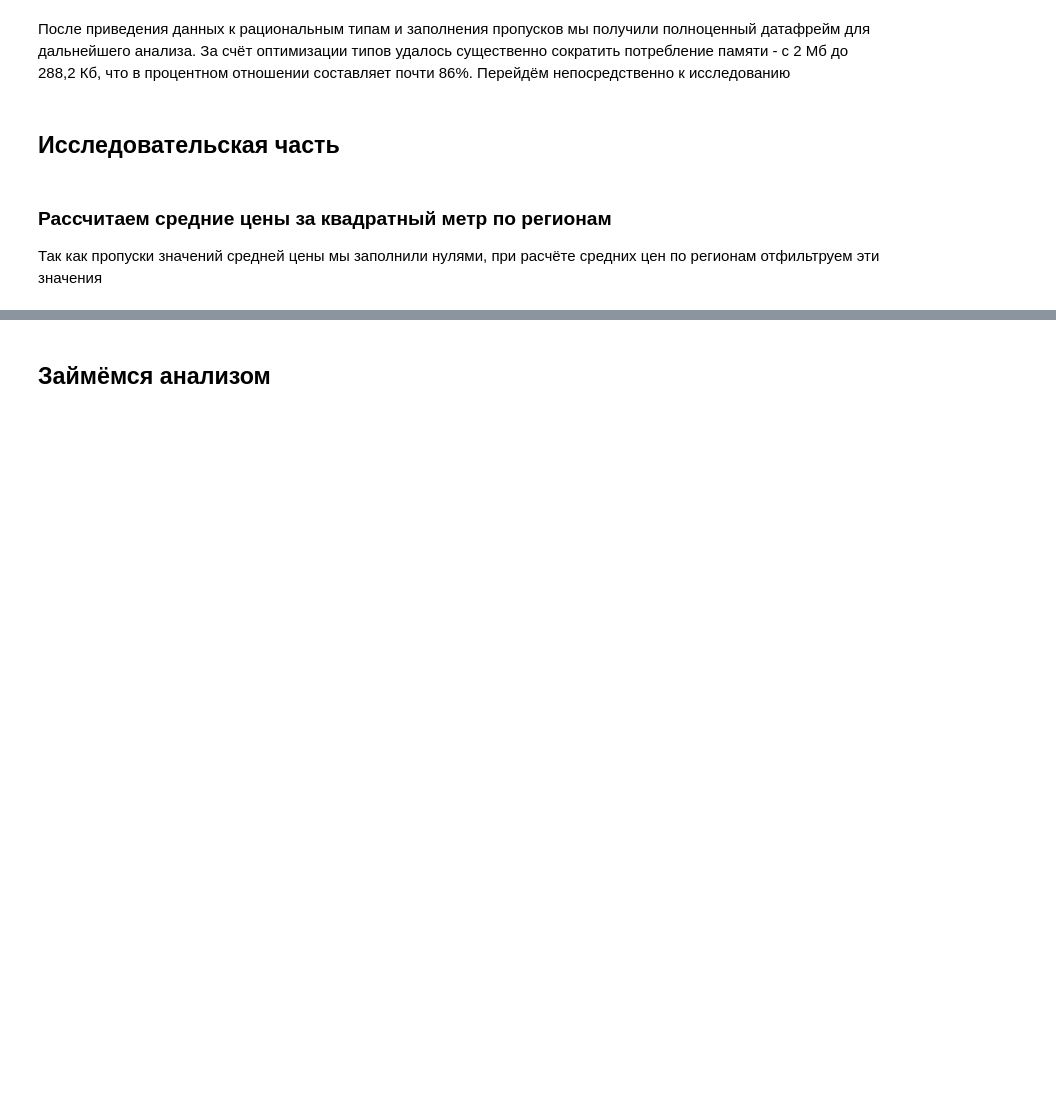
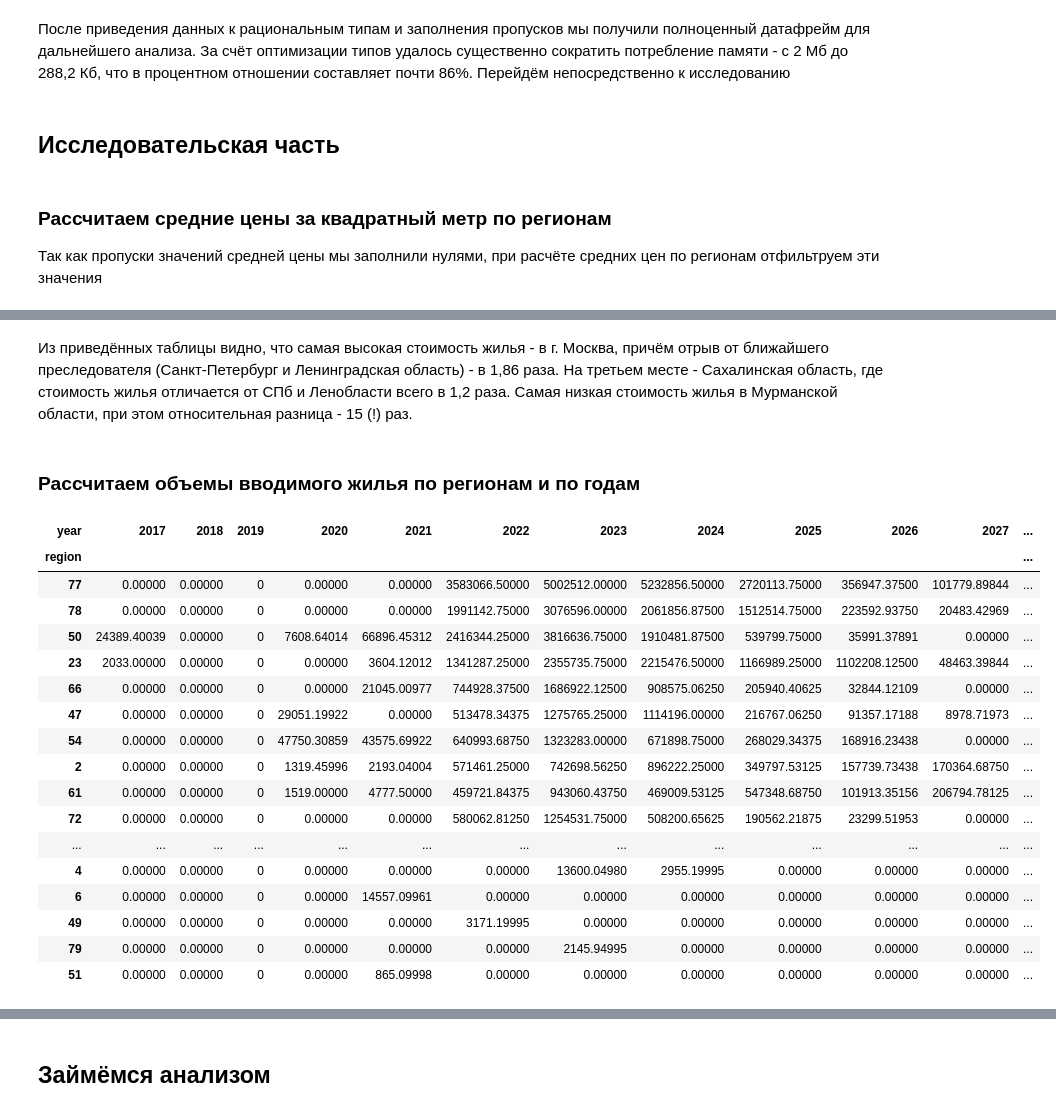
Before and after one commit to iskander-filippov/ds-school-repo, a Jupyter notebook: homework_02/homework_02.ipynb, the cells around one changed output, grey strips where cells are left out. Drawn from its saved outputs; the diff is of its cells as text; code cells hidden in the pictures; blank space fills up the shorter version.

```diff
--- a/homework_02/homework_02.ipynb
+++ b/homework_02/homework_02.ipynb
@@ -18,6 +18,7 @@ from IPython.display import display
 # %%
 pd.set_option('display.max_columns', 500)
 pd.set_option('display.max_rows', 500)
+pd.set_option('display.float_format', lambda x: '%.5f' % x)
 # %% [markdown]
 ## Получение данных
 # %%
@@ -278,0 +296,4 @@ display(avg_price_per_reg)
+# %% [markdown]
+Из приведённых таблицы видно, что самая высокая стоимость жилья - в г. Москва, причём отрыв от ближайшего преследователя (Санкт-Петербург и Ленинградская область) - в 1,86 раза. На третьем месте - Сахалинская область, где стоимость жилья отличается от СПб и Ленобласти всего в 1,2 раза. Самая низкая стоимость жилья в Мурманской области, при этом относительная разница - 15 (!) раз.
+# %% [markdown]
+### Рассчитаем объемы вводимого жилья по регионам и по годам
@@ -278,0 +303,34 @@ display(avg_price_per_reg)
+# %%
+# создадим сводную таблицу
+sq_per_reg_and_year = filtered_data.pivot_table(
+    index='region',
+    columns='year',
+    values='objFlatSq',
+    aggfunc='sum',
+    dropna=True,
+    fill_value=0,
+    margins=True,
+    margins_name='Total'
+)
+# %%
+# выведем сводную таблицу на экран
+display(sq_per_reg_and_year.sort_values(by='Total', ascending=False).drop('Total'))
+# %% [output]
+| year | 2017 | 2018 | 2019 | 2020 | 2021 | 2022 | 2023 | 2024 | 2025 | 2026 | 2027 | ... |
+| region |  |  |  |  |  |  |  |  |  |  |  | ... |
+| 77 | 0.00000 | 0.00000 | 0 | 0.00000 | 0.00000 | 3583066.50000 | 5002512.00000 | 5232856.50000 | 2720113.75000 | 356947.37500 | 101779.89844 | ... |
+| 78 | 0.00000 | 0.00000 | 0 | 0.00000 | 0.00000 | 1991142.75000 | 3076596.00000 | 2061856.87500 | 1512514.75000 | 223592.93750 | 20483.42969 | ... |
+| 50 | 24389.40039 | 0.00000 | 0 | 7608.64014 | 66896.45312 | 2416344.25000 | 3816636.75000 | 1910481.87500 | 539799.75000 | 35991.37891 | 0.00000 | ... |
+| 23 | 2033.00000 | 0.00000 | 0 | 0.00000 | 3604.12012 | 1341287.25000 | 2355735.75000 | 2215476.50000 | 1166989.25000 | 1102208.12500 | 48463.39844 | ... |
+| 66 | 0.00000 | 0.00000 | 0 | 0.00000 | 21045.00977 | 744928.37500 | 1686922.12500 | 908575.06250 | 205940.40625 | 32844.12109 | 0.00000 | ... |
+| 47 | 0.00000 | 0.00000 | 0 | 29051.19922 | 0.00000 | 513478.34375 | 1275765.25000 | 1114196.00000 | 216767.06250 | 91357.17188 | 8978.71973 | ... |
+| 54 | 0.00000 | 0.00000 | 0 | 47750.30859 | 43575.69922 | 640993.68750 | 1323283.00000 | 671898.75000 | 268029.34375 | 168916.23438 | 0.00000 | ... |
+| 2 | 0.00000 | 0.00000 | 0 | 1319.45996 | 2193.04004 | 571461.25000 | 742698.56250 | 896222.25000 | 349797.53125 | 157739.73438 | 170364.68750 | ... |
+| 61 | 0.00000 | 0.00000 | 0 | 1519.00000 | 4777.50000 | 459721.84375 | 943060.43750 | 469009.53125 | 547348.68750 | 101913.35156 | 206794.78125 | ... |
+| 72 | 0.00000 | 0.00000 | 0 | 0.00000 | 0.00000 | 580062.81250 | 1254531.75000 | 508200.65625 | 190562.21875 | 23299.51953 | 0.00000 | ... |
+| ... | ... | ... | ... | ... | ... | ... | ... | ... | ... | ... | ... | ... |
+| 4 | 0.00000 | 0.00000 | 0 | 0.00000 | 0.00000 | 0.00000 | 13600.04980 | 2955.19995 | 0.00000 | 0.00000 | 0.00000 | ... |
+| 6 | 0.00000 | 0.00000 | 0 | 0.00000 | 14557.09961 | 0.00000 | 0.00000 | 0.00000 | 0.00000 | 0.00000 | 0.00000 | ... |
+| 49 | 0.00000 | 0.00000 | 0 | 0.00000 | 0.00000 | 3171.19995 | 0.00000 | 0.00000 | 0.00000 | 0.00000 | 0.00000 | ... |
+| 79 | 0.00000 | 0.00000 | 0 | 0.00000 | 0.00000 | 0.00000 | 2145.94995 | 0.00000 | 0.00000 | 0.00000 | 0.00000 | ... |
+| 51 | 0.00000 | 0.00000 | 0 | 0.00000 | 865.09998 | 0.00000 | 0.00000 | 0.00000 | 0.00000 | 0.00000 | 0.00000 | ... |
```
Also changed, not shown: parts of 20 cells of this notebook.
